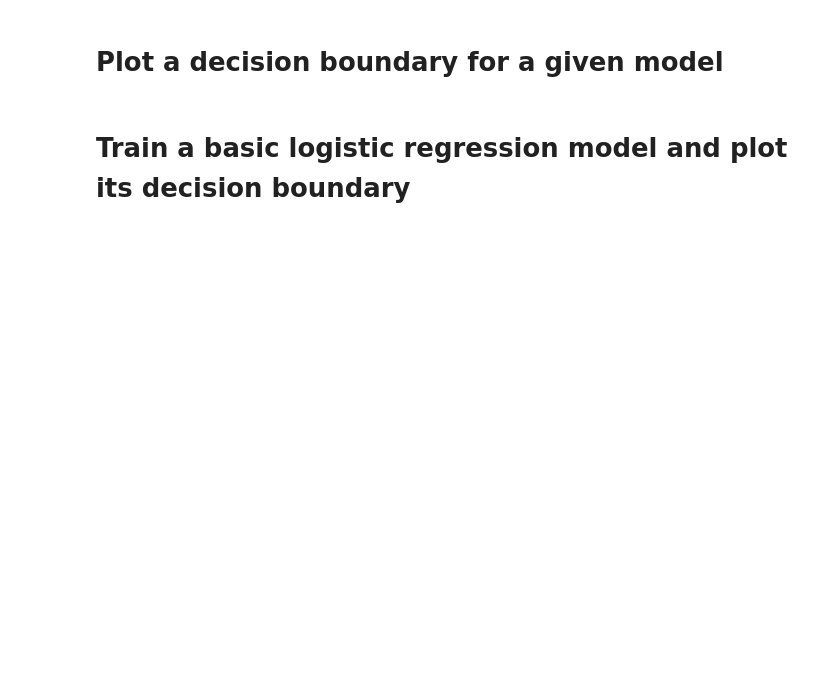
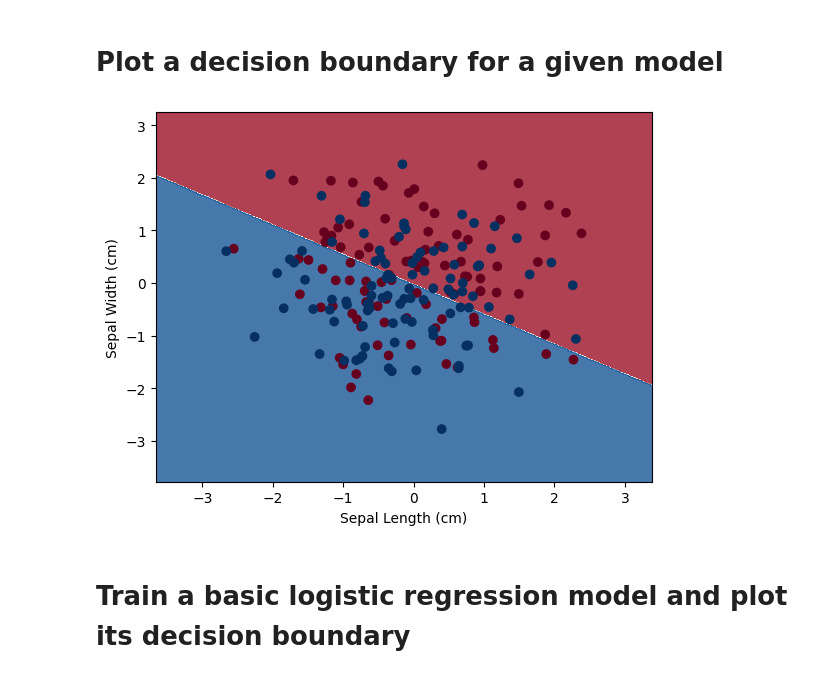
Before and after one commit to Tuwaiq-Data-Science-Bootcamp-V5/SVM_Lab1, a Jupyter notebook: SVMs-Iris.ipynb, the cells around one changed output. Cells and saved outputs as stored; diff of their text form; code cells hidden in the pictures; blank space fills up the shorter version.

```diff
--- a/SVMs-Iris.ipynb
+++ b/SVMs-Iris.ipynb
@@ -48,4 +130,27 @@ Libraries used in this project:
 # %% [markdown]
 # Plot a decision boundary for a given model
+# %%
+np.random.seed(0)
+X = np.random.randn(200, 2)
+y = np.array([0] * 100 + [1] * 100)
+
+model = LogisticRegression()
+model.fit(X, y)
+
+h = 0.02
+x_min, x_max = X[:, 0].min() - 1, X[:, 0].max() + 1
+y_min, y_max = X[:, 1].min() - 1, X[:, 1].max() + 1
+xx, yy = np.meshgrid(np.arange(x_min, x_max, h), np.arange(y_min, y_max, h))
+
+Z = model.predict(np.c_[xx.ravel(), yy.ravel()])
+Z = Z.reshape(xx.shape)
+
+plt.contourf(xx, yy, Z, cmap=plt.cm.RdBu, alpha=0.8)
+plt.scatter(X[:, 0], X[:, 1], c=y, cmap=plt.cm.RdBu)
+plt.xlabel('Sepal Length (cm)')
+plt.ylabel('Sepal Width (cm)')
+plt.show()
+# %% [output]
+[figure, added]
 # %% [markdown]
 # Train a basic logistic regression model and plot its decision boundary
```
Also changed, not shown: parts of 12 cells of this notebook.
